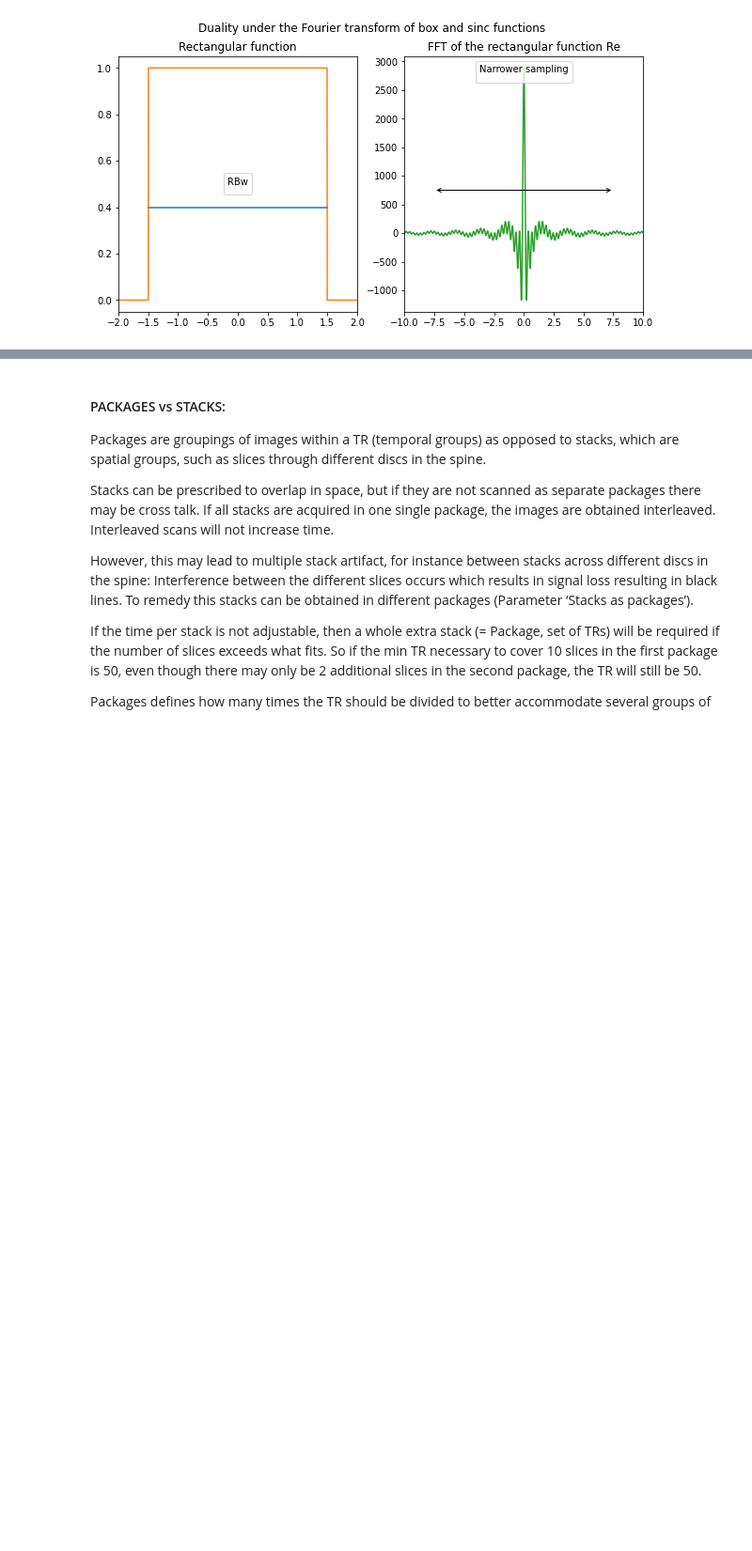
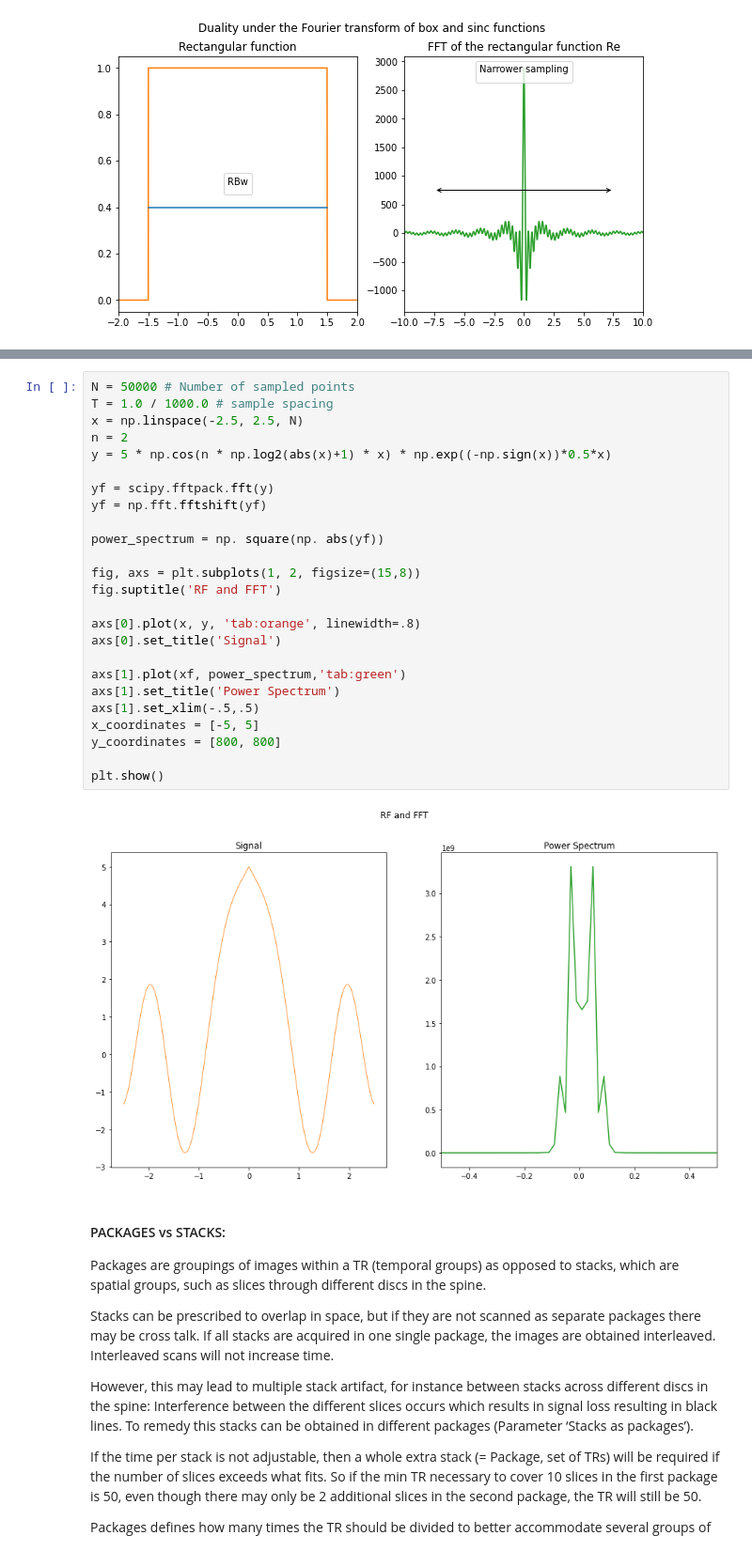
Before and after one commit to RInterested/MRI, a Jupyter notebook: MRI_Concepts.ipynb, the cells around one changed output, grey strips where cells are left out. Shown at 94% size. Drawn from its saved outputs; the diff is of its cells as text; blank space fills up the shorter version.

```diff
--- a/MRI_Concepts.ipynb
+++ b/MRI_Concepts.ipynb
@@ -124,3 +270,30 @@ No handles with labels found to put in legend.
+# %%
+N = 50000 # Number of sampled points
+T = 1.0 / 1000.0 # sample spacing
+x = np.linspace(-2.5, 2.5, N)
+n = 2
+y = 5 * np.cos(n * np.log2(abs(x)+1) * x) * np.exp((-np.sign(x))*0.5*x)
+
+yf = scipy.fftpack.fft(y)
+yf = np.fft.fftshift(yf)
+
+power_spectrum = np. square(np. abs(yf))
+
+fig, axs = plt.subplots(1, 2, figsize=(15,8))
+fig.suptitle('RF and FFT')
+
+axs[0].plot(x, y, 'tab:orange', linewidth=.8)
+axs[0].set_title('Signal')
+
+axs[1].plot(xf, power_spectrum,'tab:green')
+axs[1].set_title('Power Spectrum')
+axs[1].set_xlim(-.5,.5)
+x_coordinates = [-5, 5]
+y_coordinates = [800, 800]
+
+plt.show()
+# %% [output]
+[figure, added]
 # %% [markdown]
 #### PACKAGES vs STACKS:
 
```
Also changed, not shown: parts of 26 cells of this notebook.
